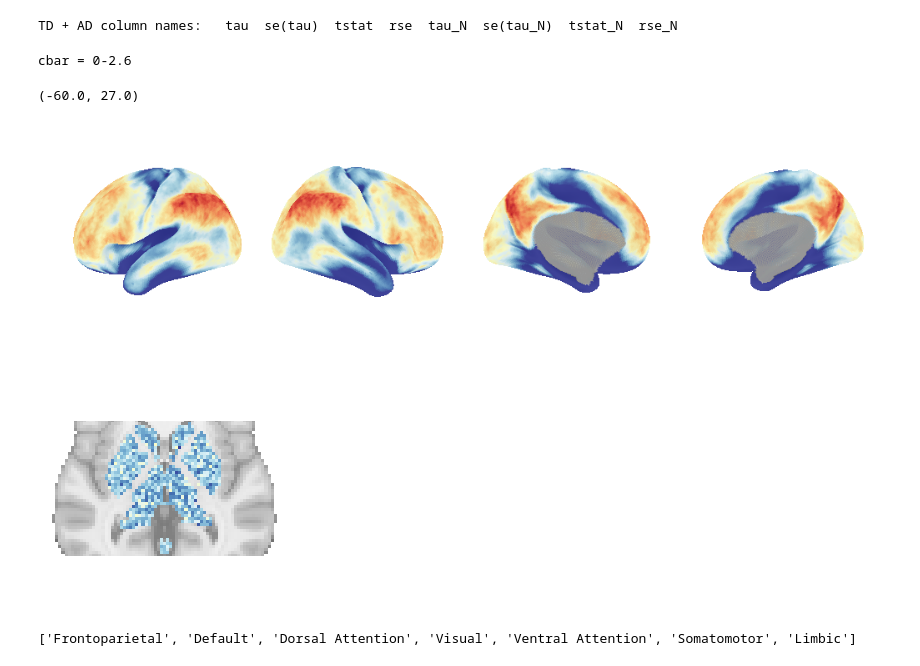
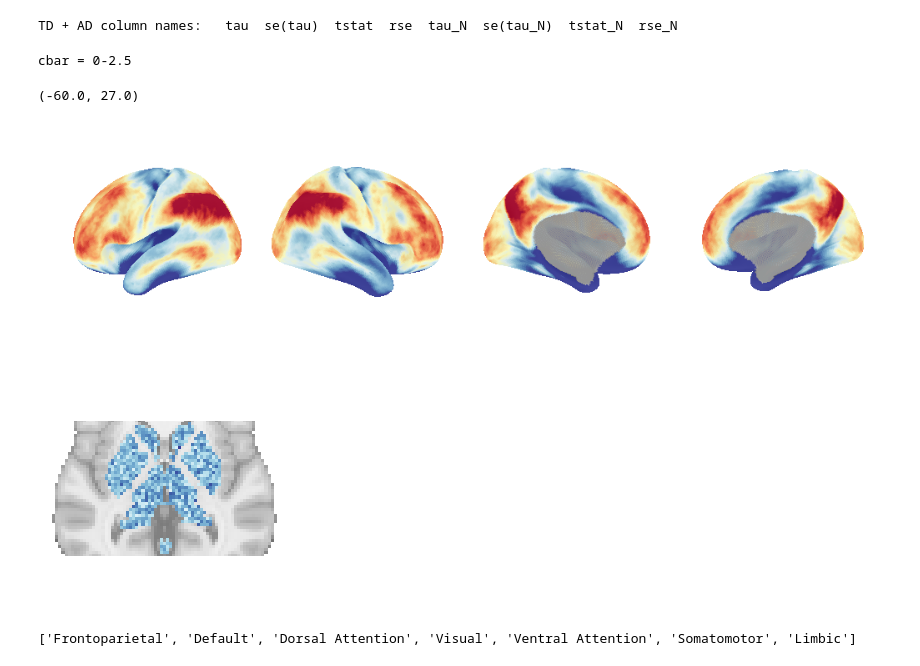
Before and after one commit to griegner/fmri-timescales, a Jupyter notebook: notebooks/fig04to05.ipynb, the cells around one changed output. Drawn from its saved outputs; the diff is of its cells as text; code cells hidden in the pictures.

```diff
--- a/notebooks/fig04to05.ipynb
+++ b/notebooks/fig04to05.ipynb
@@ -22,12 +22,10 @@ output_path = Path("/Volumes/griegner/datasets/hcp/7Trt-timescales")
 # initialize estimators, var_n_lags that minimizes MSE in HCP simulations
 n_timepoints = 3600
 td = timescale_utils.TD(var_estimator="newey-west", var_n_lags=11, n_jobs=-2)
-ad = timescale_utils.AD(
-    var_domain="autocorrelation", var_estimator="newey-west", var_n_lags=15, acf_n_lags=n_timepoints // 10, n_jobs=-2
-)
+ad = timescale_utils.AD(var_estimator="newey-west", var_n_lags=5, acf_n_lags=n_timepoints // 100, n_jobs=-2)
 
 # re-fit estimators if full dataset available
-if len(list(input_path.rglob("sub-*"))) == 180:
+if len(list(input_path.glob("sub-*"))) == 180:
     nb.fit_timescale_models(input_path, output_path, td, ad)
 # %%
 # !! else: load intermediate subject-level estimates !! #
@@ -41,7 +39,7 @@ TD + AD column names:   tau  se(tau)  tstat  rse  tau_N  se(tau_N)  tstat_N  rse
 # %%
 # !! make fig05-c: modify code block to plot all other panels !! #
 
-estimator, estimates = "td", "tstat_N"
+estimator, estimates = "ad", "tstat_N"
 
 # subset grayordinates into surface vertices and subcortex voxels
 vmax = nb.get_vmax(hcp.cortex_data(maps["td"][estimates]), hcp.cortex_data(maps["ad"][estimates]))
@@ -65,36 +63,36 @@ kwargs_r = {
     "surf_map": hcp.right_cortex_data(maps[estimator][estimates], fill=np.nan),
     "bg_map": hcp.mesh.sulc_right,
     "hemi": "right",
 }
 
 _ = plotting.plot_surf(view="lateral", axes=axs[0], **kwargs_l)
 _ = plotting.plot_surf(view="lateral", axes=axs[1], **kwargs_r)
 _ = plotting.plot_surf(view="medial", axes=axs[2], **kwargs_l)
 _ = plotting.plot_surf(view="medial", axes=axs[3], **kwargs_r)
 
 # plot volume
 fig, ax = plt.subplots(figsize=(3, 3))
 cifti_ax = nib.cifti2.load("data/nregions-300_cifti.dlabel.nii").header.get_axis(1)
 plot = plotting.plot_stat_map(
     nb.cifti_to_volume(maps[estimator][estimates], cifti_ax),
     axes=ax,
     display_mode="z",
     cut_coords=[0],
     black_bg=False,
     annotate=False,
     colorbar=False,
     cmap="RdYlBu_r",
     vmax=vmax,
     symmetric_cbar=False,
 )
 
 plot.axes[0].ax.set_xlim(-75, 75)
 plot.axes[0].ax.set_ylim(-60, 27)
 # %% [output]
-cbar = 0-2.6
+cbar = 0-2.5
 (-60.0, 27.0)
-[figure, old version]
+[figure, new version]
-[figure, old version]
+[figure, new version]
 # %%
 parc = hcp.yeo7
 maps_parc = hcp.parcellate(maps[estimator][estimates].reshape(1, -1), parc, method=np.mean).squeeze()
```
Also changed, not shown: 3 other files.
